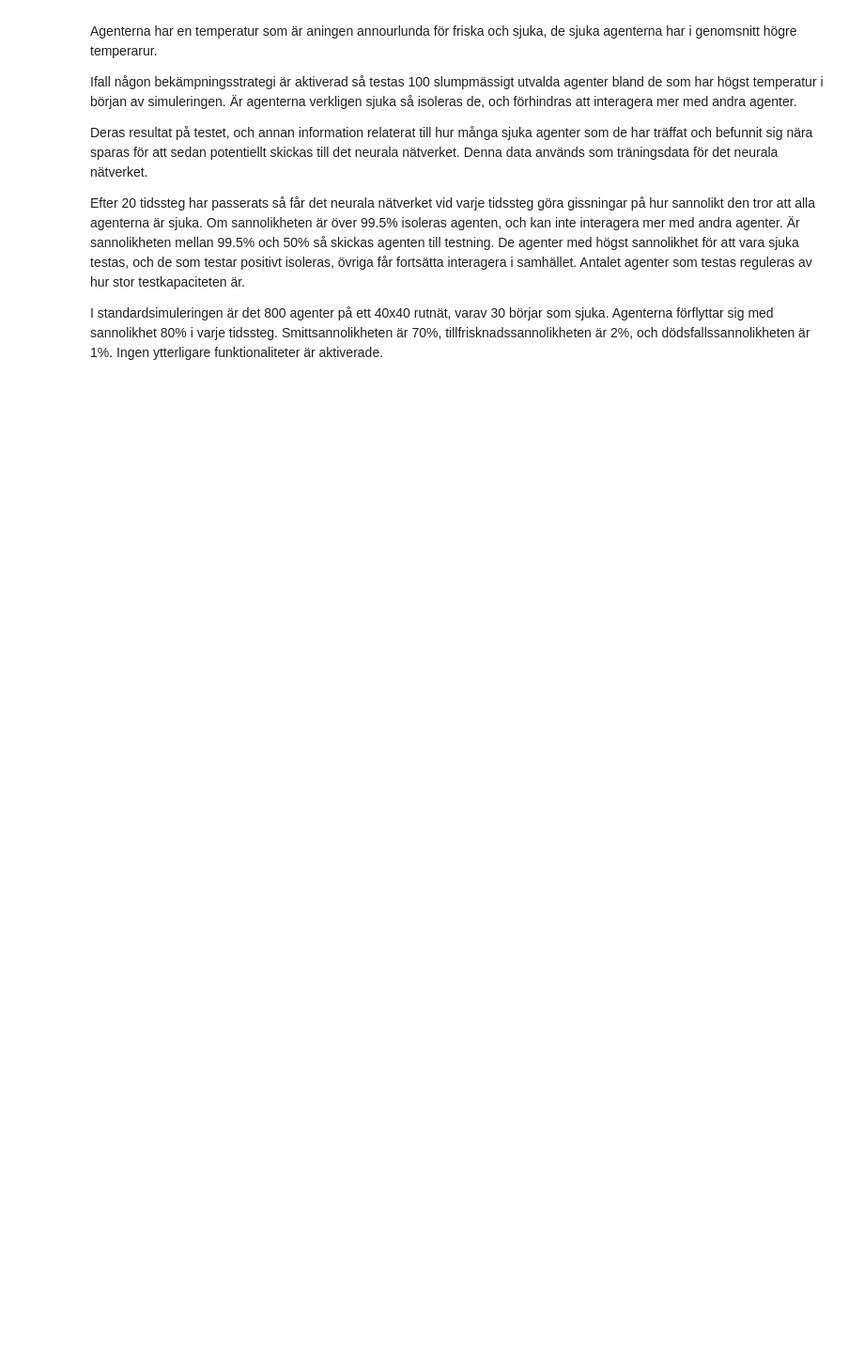
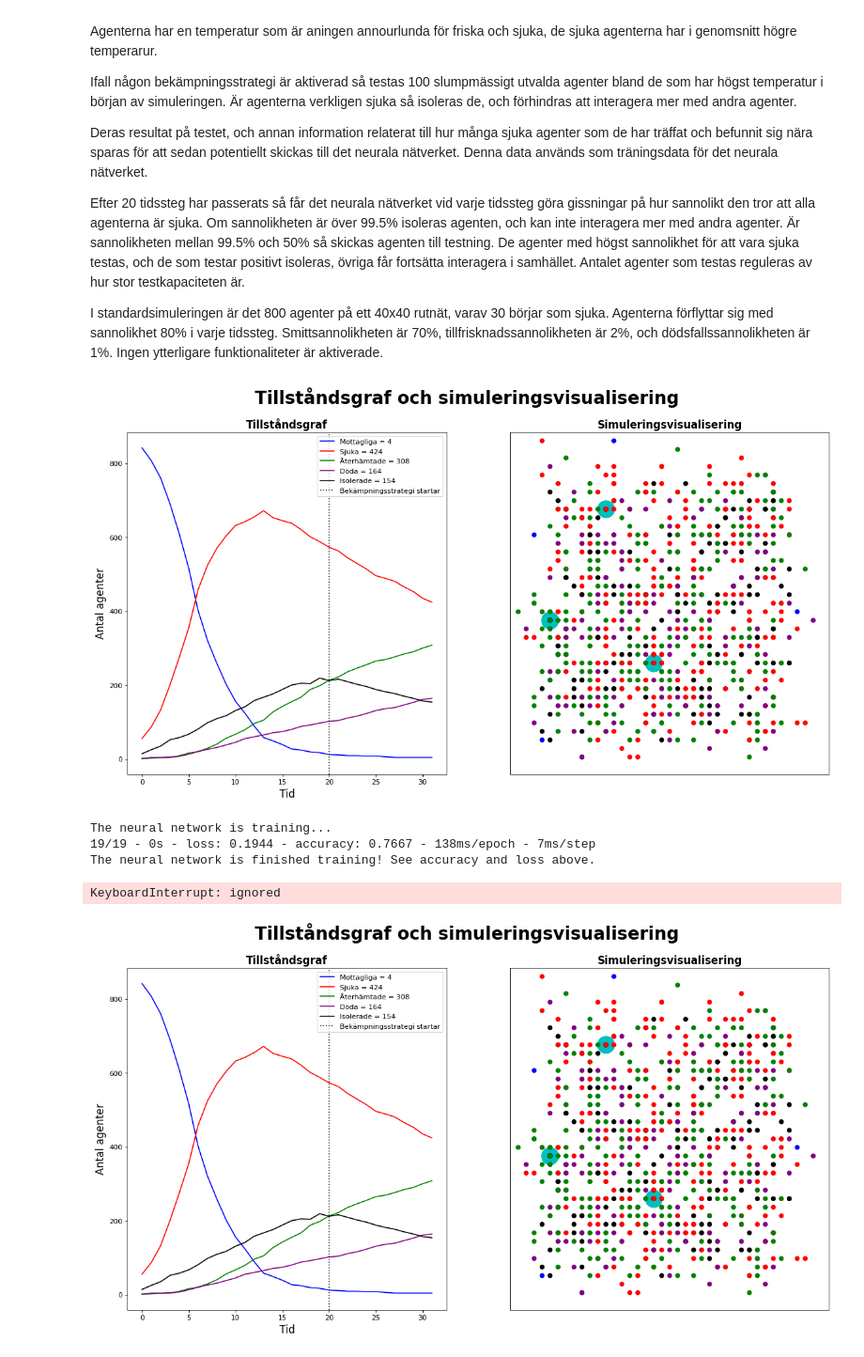
Before and after one commit to amandusossian/Epidemic-simulation, a Jupyter notebook: SIR_graphic.ipynb, the cells around one changed output. Shown at 94% size. Saved outputs shown, nothing was run; the diff lists cells and outputs as text; code cells hidden in the pictures; blank space fills up the shorter version.

```diff
--- a/SIR_graphic.ipynb
+++ b/SIR_graphic.ipynb
@@ -1234,7 +1238,7 @@ else:
 
 
 #@markdown Samhällesinställningar
-number_of_agents = 600 #@param {type:"slider", min:100, max:1000, step:50}
+number_of_agents = 900 #@param {type:"slider", min:100, max:1000, step:50}
 initially_infected = 30 #@param {type:"slider", min:5, max:500, step:5}
 
 #@markdown Testningsinställningar
@@ -1276,32 +1280,39 @@ if not mutation_activated:
     new_recovery_rate = 0
     new_death_rate = 0
     new_loss_of_immunity_prob = 0
 if (not age_activated) or (not mutation_activated):
     new_death_rate_old_people = death_rate
 
 
 #@markdown Flera samhällen?
 number_of_societies = 1 #@param ["1", "2", "4"] {type:"raw"}
 number_of_societies = int(number_of_societies)
 travelrate = 0.2 #@param {type:"slider", min:0, max:1, step:0.01}
 travelrate = int(number_of_agents*travelrate)
 divided_start = True #@param {type:"boolean"}
 
 #@markdown Befolkningsklusterinställningar
-hotspots_activated = False #@param {type:"boolean"}
-number_of_hotspots = 2 #@param {type:"slider", min:0, max:20, step:1}
+hotspots_activated = True #@param {type:"boolean"}
+number_of_hotspots = 3 #@param {type:"slider", min:1, max:5, step:1}
 
 if not hotspots_activated:
     number_of_hotspots = 0
 
 if standard_simulation:
     running_values = standard_values
 else:
     running_values = [number_of_agents, initially_infected, test_capacity, false_tests_prob,
     infection_rate, recovery_rate, death_rate, death_rate_old_people, loss_of_immunity_prob,
     lockdown_start_time, lockdown_duration,proportion_of_old_people, mutation_start_time,
     new_infection_rate, new_recovery_rate, new_death_rate, new_death_rate_old_people,
     new_loss_of_immunity_prob, neural_network_activated, number_of_societies, travelrate, divided_start,
     free_evolution, number_of_hotspots]
 
 run_sir(running_values)
+# %% [output]
+[figure, added]
+The neural network is training...
+19/19 - 0s - loss: 0.1944 - accuracy: 0.7667 - 138ms/epoch - 7ms/step
+The neural network is finished training! See accuracy and loss above.
+KeyboardInterrupt: ignored
+[figure, added]
```
Also changed, not shown: parts of 1 cell of this notebook.
